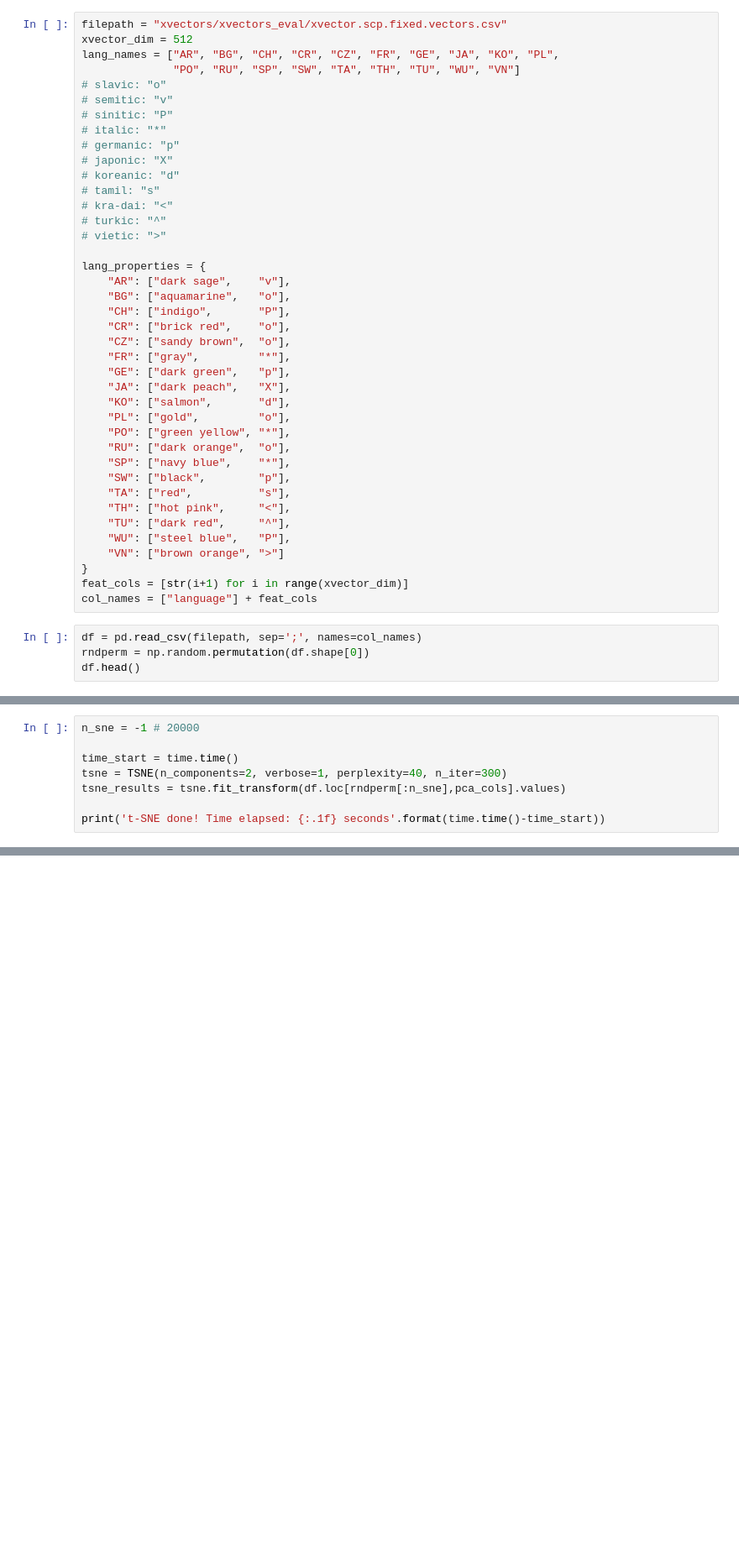
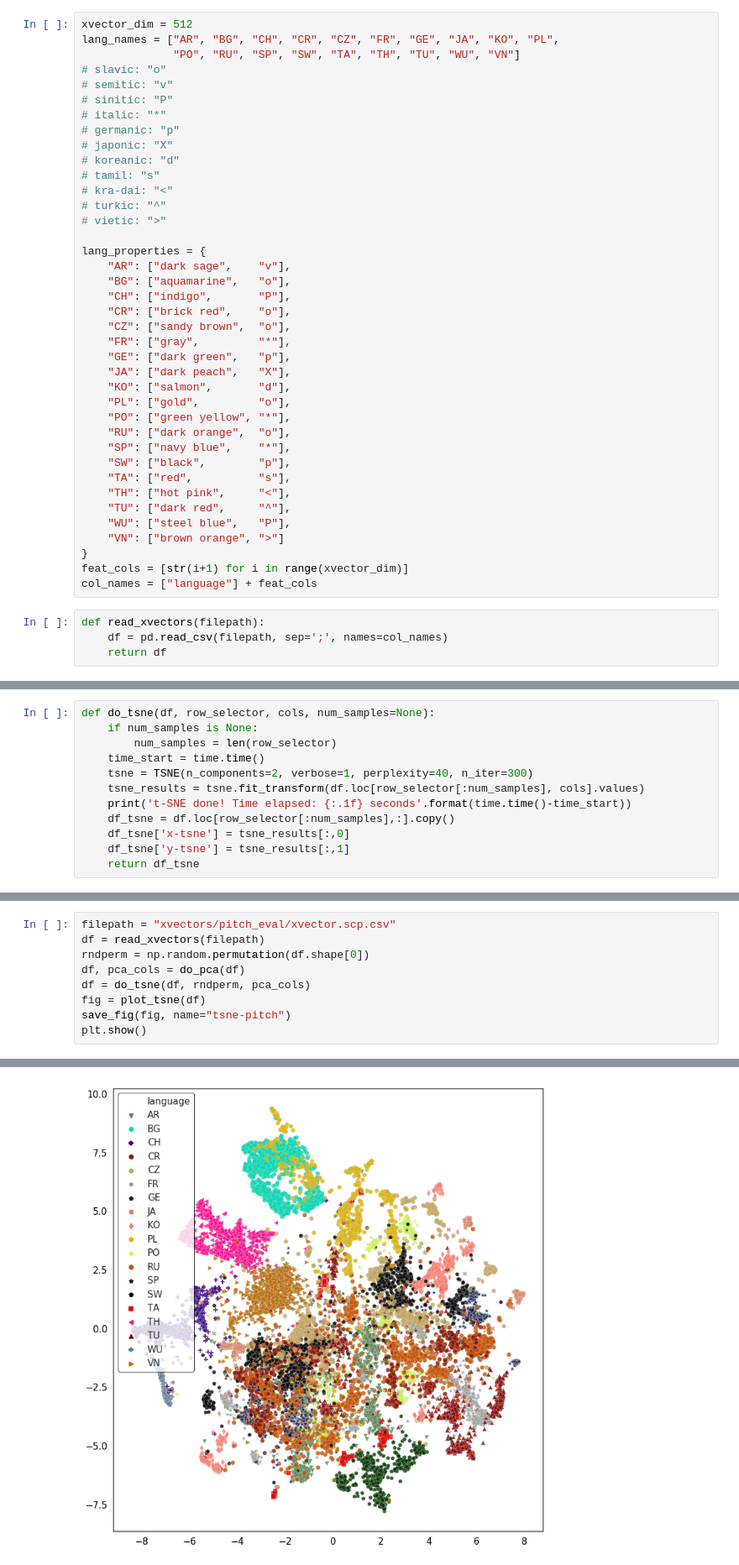
Before and after one commit to samsucik/prosodic-lid-globalphone-dissertation, a Jupyter notebook: graphing/X-vector visualisations.ipynb, the cells around one changed output, grey strips where cells are left out. Shown at 84% size. Saved outputs shown, nothing was run; the diff lists cells and outputs as text; blank space fills up the shorter version.

```diff
--- a/graphing/X-vector visualisations.ipynb
+++ b/graphing/X-vector visualisations.ipynb
@@ -18,7 +18,6 @@ sns.set(font_scale=font_size/10)
 def save_fig(fig, name):
     fig.savefig("../img/{}.pdf".format(name))
 # %%
-filepath = "xvectors/xvectors_eval/xvector.scp.fixed.vectors.csv"
 xvector_dim = 512
 lang_names = ["AR", "BG", "CH", "CR", "CZ", "FR", "GE", "JA", "KO", "PL",
               "PO", "RU", "SP", "SW", "TA", "TH", "TU", "WU", "VN"]
@@ -58,6 +57,6 @@ lang_properties = {
 feat_cols = [str(i+1) for i in range(xvector_dim)]
 col_names = ["language"] + feat_cols
 # %%
-df = pd.read_csv(filepath, sep=';', names=col_names)
-rndperm = np.random.permutation(df.shape[0])
-df.head()
+def read_xvectors(filepath):
+    df = pd.read_csv(filepath, sep=';', names=col_names)
+    return df
@@ -86,8 +77,12 @@ Cumulative explained variation for 100 principal components: 0.988
 # %%
-n_sne = -1 # 20000
-
-time_start = time.time()
-tsne = TSNE(n_components=2, verbose=1, perplexity=40, n_iter=300)
-tsne_results = tsne.fit_transform(df.loc[rndperm[:n_sne],pca_cols].values)
-
-print('t-SNE done! Time elapsed: {:.1f} seconds'.format(time.time()-time_start))
+def do_tsne(df, row_selector, cols, num_samples=None):
+    if num_samples is None:
+        num_samples = len(row_selector)
+    time_start = time.time()
+    tsne = TSNE(n_components=2, verbose=1, perplexity=40, n_iter=300)
+    tsne_results = tsne.fit_transform(df.loc[row_selector[:num_samples], cols].values)
+    print('t-SNE done! Time elapsed: {:.1f} seconds'.format(time.time()-time_start))
+    df_tsne = df.loc[row_selector[:num_samples],:].copy()
+    df_tsne['x-tsne'] = tsne_results[:,0]
+    df_tsne['y-tsne'] = tsne_results[:,1]
+    return df_tsne
@@ -146,0 +118,10 @@ save_fig(fig, name="tsne-example")
+# %%
+filepath = "xvectors/pitch_eval/xvector.scp.csv"
+df = read_xvectors(filepath)
+rndperm = np.random.permutation(df.shape[0])
+df, pca_cols = do_pca(df)
+df = do_tsne(df, rndperm, pca_cols)
+fig = plot_tsne(df)
+save_fig(fig, name="tsne-pitch")
+plt.show()
+# %% [output]
@@ -146,0 +145 @@ save_fig(fig, name="tsne-example")
+[figure, added]
```
Also changed, not shown: parts of 5 cells of this notebook, 50 other files.
